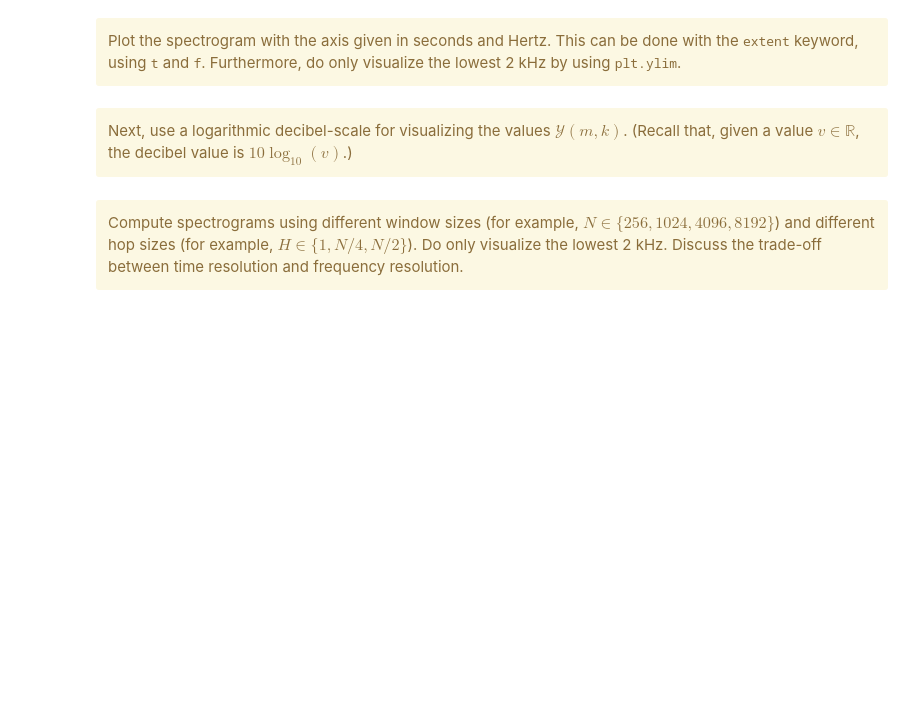
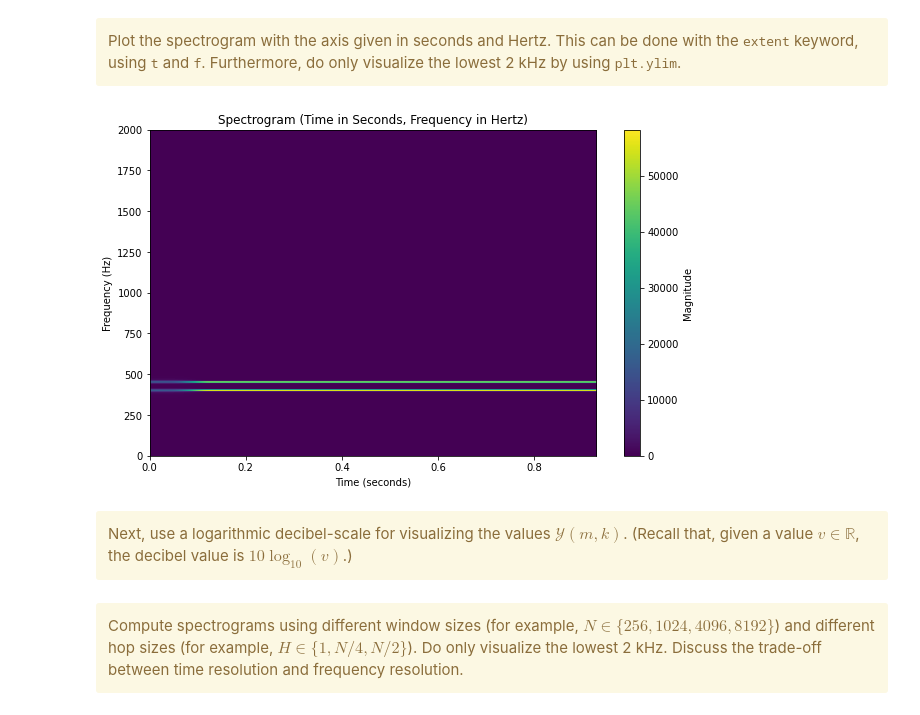
Before and after one commit to behroozbc/ext-exam, a Jupyter notebook: stft/stft_and_chroma_features.ipynb, the cells around one changed output. Drawn from its saved outputs; the diff is of its cells as text; code cells hidden in the pictures; blank space fills up the shorter version.

```diff
--- a/stft/stft_and_chroma_features.ipynb
+++ b/stft/stft_and_chroma_features.ipynb
@@ -287,12 +312,17 @@ Compte the vector <samp>t</samp> containing the physical time positions (in seco
 </div>
 # %%
 # your code here, compute t...
+num_frames = Y.shape[1]
+
+t = np.arange(num_frames) * H / Fs
 # %% [markdown]
 <div class="alert alert-block alert-warning">
 Compute vector <samp>f</samp> containing the frequency values (in Hertz) of the frequency indices.
 </div>
 # %%
 # your code here, compute f...
+num_bins = Y.shape[0]
+f = np.arange(num_bins) * Fs / N
 # %% [markdown]
 <div class="alert alert-block alert-warning">
 Visualize the spectrogram in various ways
@@ -318,6 +372,37 @@ Plot the spectrogram with the axis given in seconds and Hertz.
 </div>
 # %%
 # your code here...
+
+
+# Visualize the spectrogram with axes in seconds and Hertz
+plt.figure(figsize=(10, 6))  # Set an appropriate figure size
+
+# Display the spectrogram using imshow
+plt.imshow(
+    Y,
+    aspect='auto',              # Keep data aspect ratio
+    origin='lower',             # Frequency axis origin at the bottom
+    cmap='viridis',             # Use a colormap1
+    extent=[t[0], t[-1], f[0], f[-1]]  # Map indices to seconds and Hertz
+)
+
+# Limit the frequency axis to the lowest 2 kHz
+plt.ylim(0, 2000)
+
+# Add color bar to represent magnitude
+plt.colorbar(label='Magnitude')
+
+# Label axes
+plt.xlabel('Time (seconds)')
+plt.ylabel('Frequency (Hz)')
+
+# Add a title
+plt.title('Spectrogram (Time in Seconds, Frequency in Hertz)')
+
+# Show the plot
+plt.show()
+# %% [output]
+[figure, added]
 # %% [markdown]
 <div class="alert alert-block alert-warning">
 Next, use a logarithmic decibel-scale for visualizing the values ${\mathcal Y}(m,k)$. (Recall that, given a value
```
Also changed, not shown: parts of 19 cells of this notebook, 1 other file.
